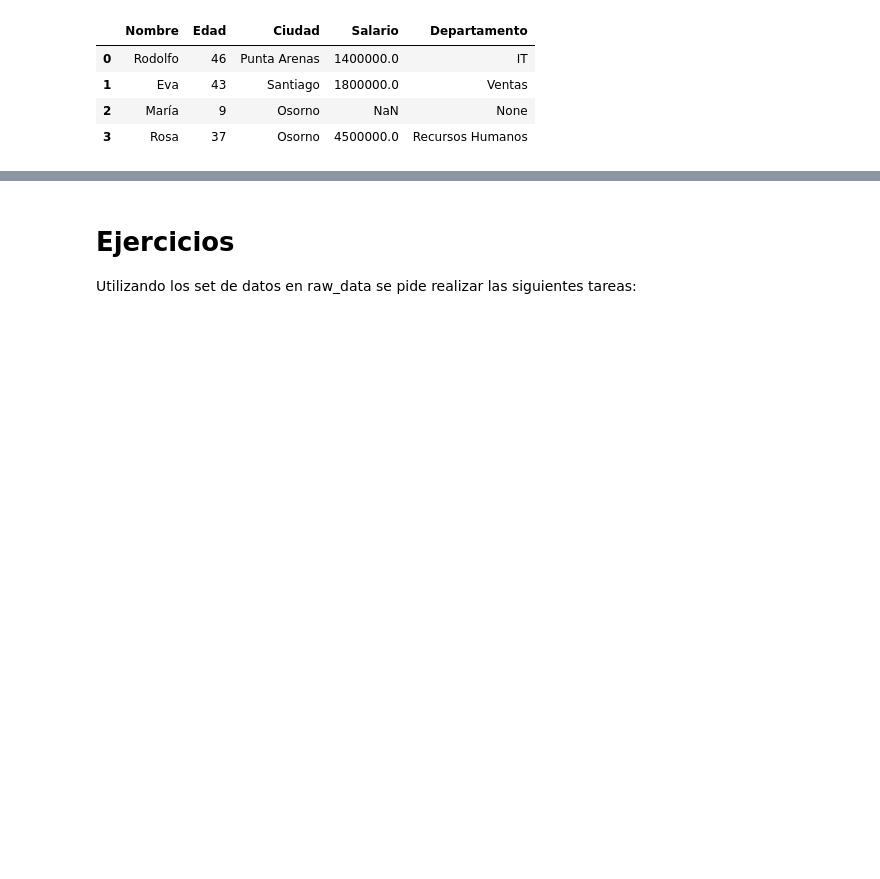
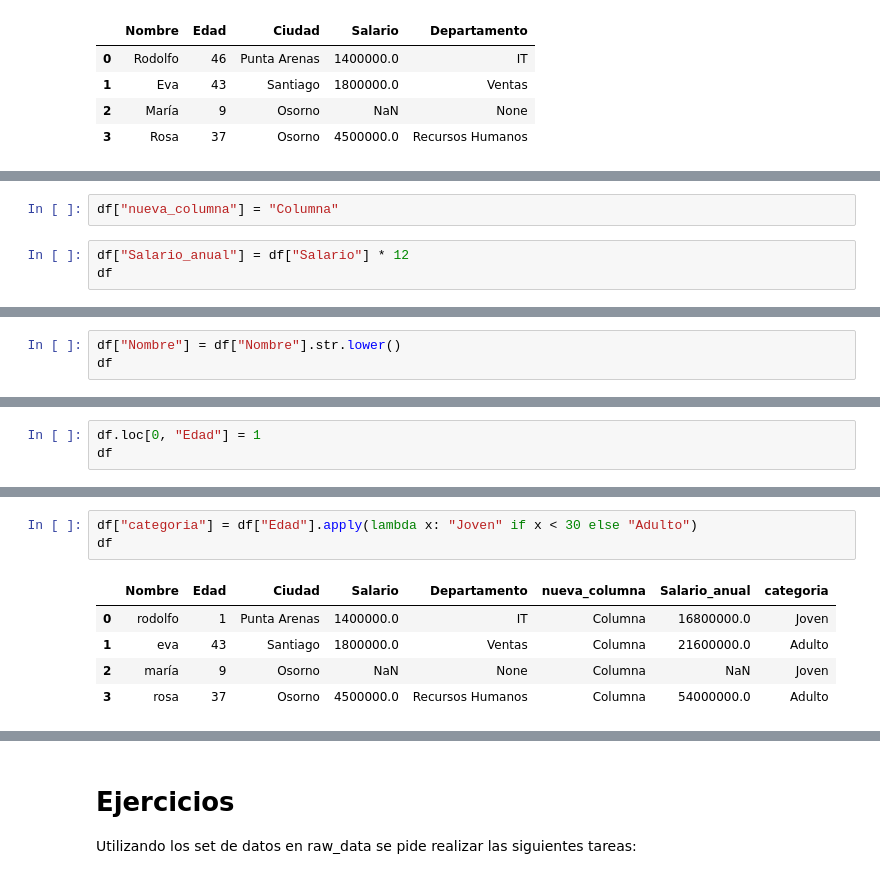
Before and after one commit to diegfernv/mate-para-ciencias, a Jupyter notebook: sesion_02/data analysis.ipynb, the cells around one changed output, grey strips where cells are left out. Drawn from its saved outputs; the diff is of its cells as text; blank space fills up the shorter version.

```diff
--- a/sesion_02/data analysis.ipynb
+++ b/sesion_02/data analysis.ipynb
@@ -28,0 +77,5 @@ df
+# %%
+df["nueva_columna"] = "Columna"
+# %%
+df["Salario_anual"] = df["Salario"] * 12
+df
@@ -28,0 +88,3 @@ df
+# %%
+df["Nombre"] = df["Nombre"].str.lower()
+df
@@ -28,0 +105,3 @@ df
+# %%
+df.loc[0, "Edad"] = 1
+df
@@ -28,0 +160,9 @@ df
+# %%
+df["categoria"] = df["Edad"].apply(lambda x: "Joven" if x < 30 else "Adulto")
+df
+# %% [output]
+|  | Nombre | Edad | Ciudad | Salario | Departamento | nueva_columna | Salario_anual | categoria |
+| 0 | rodolfo | 1 | Punta Arenas | 1400000.0 | IT | Columna | 16800000.0 | Joven |
+| 1 | eva | 43 | Santiago | 1800000.0 | Ventas | Columna | 21600000.0 | Adulto |
+| 2 | maría | 9 | Osorno | NaN | None | Columna | NaN | Joven |
+| 3 | rosa | 37 | Osorno | 4500000.0 | Recursos Humanos | Columna | 54000000.0 | Adulto |
```
Also changed, not shown: parts of 30 cells of this notebook, 2 other files.
